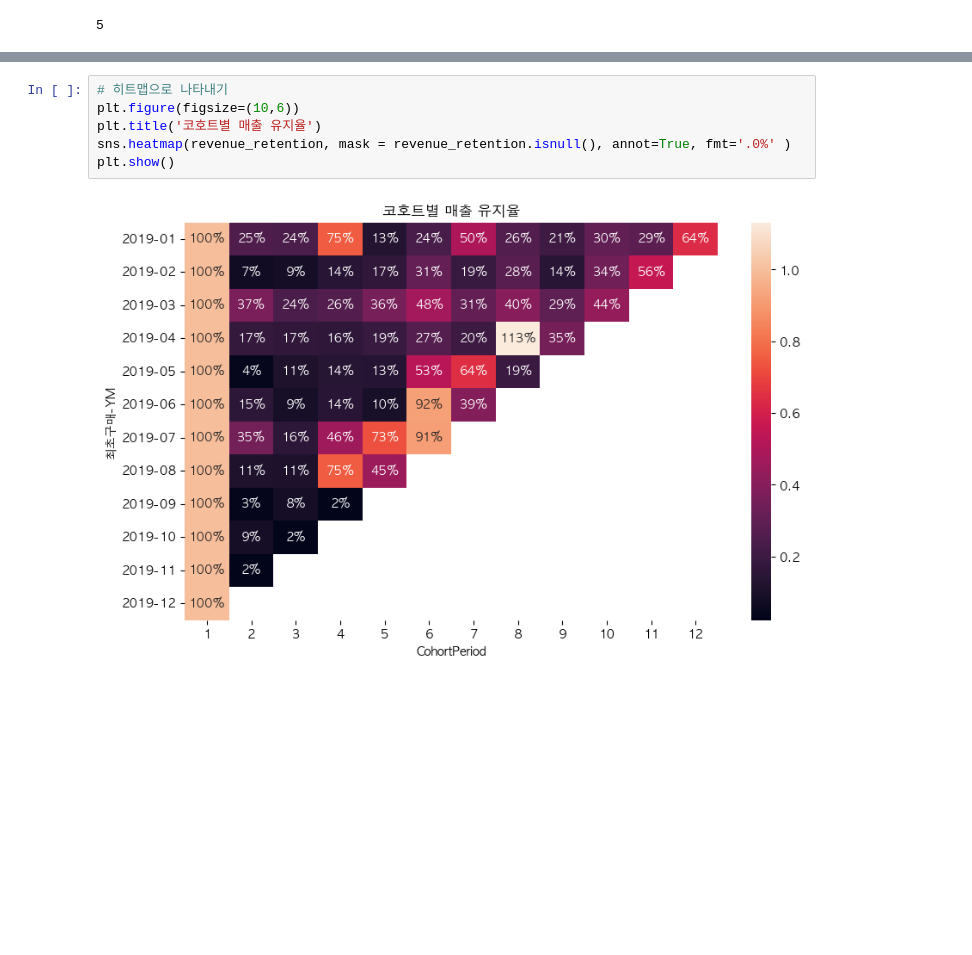
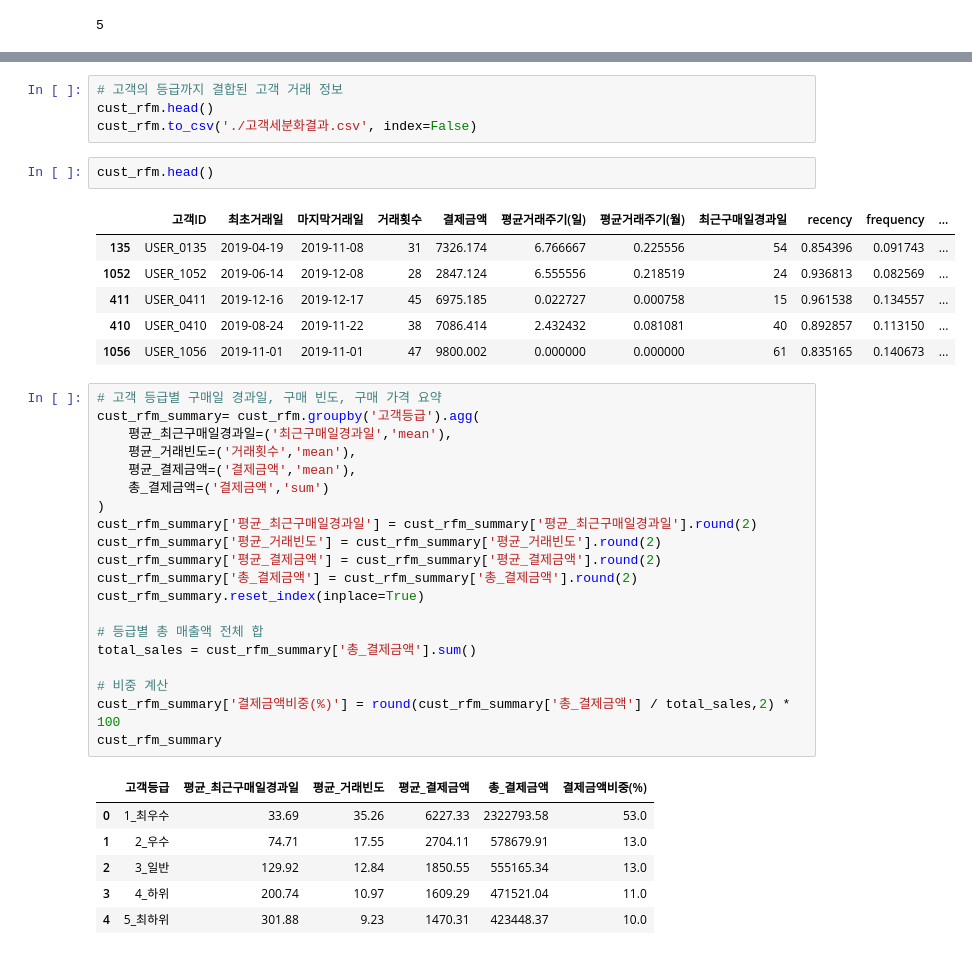
Before and after one commit to Venusgalaxy1022/user-segmentation-analysis, a Jupyter notebook: segmentation.ipynb, the cells around one changed output, grey strips where cells are left out. Cells and saved outputs as stored; diff of their text form; blank space fills up the shorter version.

```diff
--- a/segmentation.ipynb
+++ b/segmentation.ipynb
@@ -894,8 +508,40 @@ plt.show()
-# %%
-# 히트맵으로 나타내기
-plt.figure(figsize=(10,6))
-plt.title('코호트별 매출 유지율')
-sns.heatmap(revenue_retention, mask = revenue_retention.isnull(), annot=True, fmt='.0%' )
-plt.show()
-# %% [output]
-[figure, removed]
+# %%
+# 고객의 등급까지 결합된 고객 거래 정보
+cust_rfm.head()
+cust_rfm.to_csv('./고객세분화결과.csv', index=False)
+# %%
+cust_rfm.head()
+# %% [output]
+|  | 고객ID | 최초거래일 | 마지막거래일 | 거래횟수 | 결제금액 | 평균거래주기(일) | 평균거래주기(월) | 최근구매일경과일 | recency | frequency | ... |
+| 135 | USER_0135 | 2019-04-19 | 2019-11-08 | 31 | 7326.174 | 6.766667 | 0.225556 | 54 | 0.854396 | 0.091743 | ... |
+| 1052 | USER_1052 | 2019-06-14 | 2019-12-08 | 28 | 2847.124 | 6.555556 | 0.218519 | 24 | 0.936813 | 0.082569 | ... |
+| 411 | USER_0411 | 2019-12-16 | 2019-12-17 | 45 | 6975.185 | 0.022727 | 0.000758 | 15 | 0.961538 | 0.134557 | ... |
+| 410 | USER_0410 | 2019-08-24 | 2019-11-22 | 38 | 7086.414 | 2.432432 | 0.081081 | 40 | 0.892857 | 0.113150 | ... |
+| 1056 | USER_1056 | 2019-11-01 | 2019-11-01 | 47 | 9800.002 | 0.000000 | 0.000000 | 61 | 0.835165 | 0.140673 | ... |
+# %%
+# 고객 등급별 구매일 경과일, 구매 빈도, 구매 가격 요약
+cust_rfm_summary= cust_rfm.groupby('고객등급').agg(
+    평균_최근구매일경과일=('최근구매일경과일','mean'),
+    평균_거래빈도=('거래횟수','mean'),
+    평균_결제금액=('결제금액','mean'),
+    총_결제금액=('결제금액','sum')
+)
+cust_rfm_summary['평균_최근구매일경과일'] = cust_rfm_summary['평균_최근구매일경과일'].round(2)
+cust_rfm_summary['평균_거래빈도'] = cust_rfm_summary['평균_거래빈도'].round(2)
+cust_rfm_summary['평균_결제금액'] = cust_rfm_summary['평균_결제금액'].round(2)
+cust_rfm_summary['총_결제금액'] = cust_rfm_summary['총_결제금액'].round(2)
+cust_rfm_summary.reset_index(inplace=True)
+
+# 등급별 총 매출액 전체 합
+total_sales = cust_rfm_summary['총_결제금액'].sum()
+
+# 비중 계산
+cust_rfm_summary['결제금액비중(%)'] = round(cust_rfm_summary['총_결제금액'] / total_sales,2) * 100
+cust_rfm_summary
+# %% [output]
+|  | 고객등급 | 평균_최근구매일경과일 | 평균_거래빈도 | 평균_결제금액 | 총_결제금액 | 결제금액비중(%) |
+| 0 | 1_최우수 | 33.69 | 35.26 | 6227.33 | 2322793.58 | 53.0 |
+| 1 | 2_우수 | 74.71 | 17.55 | 2704.11 | 578679.91 | 13.0 |
+| 2 | 3_일반 | 129.92 | 12.84 | 1850.55 | 555165.34 | 13.0 |
+| 3 | 4_하위 | 200.74 | 10.97 | 1609.29 | 471521.04 | 11.0 |
+| 4 | 5_최하위 | 301.88 | 9.23 | 1470.31 | 423448.37 | 10.0 |
```
Also changed, not shown: parts of 55 cells of this notebook, 18 other files.
